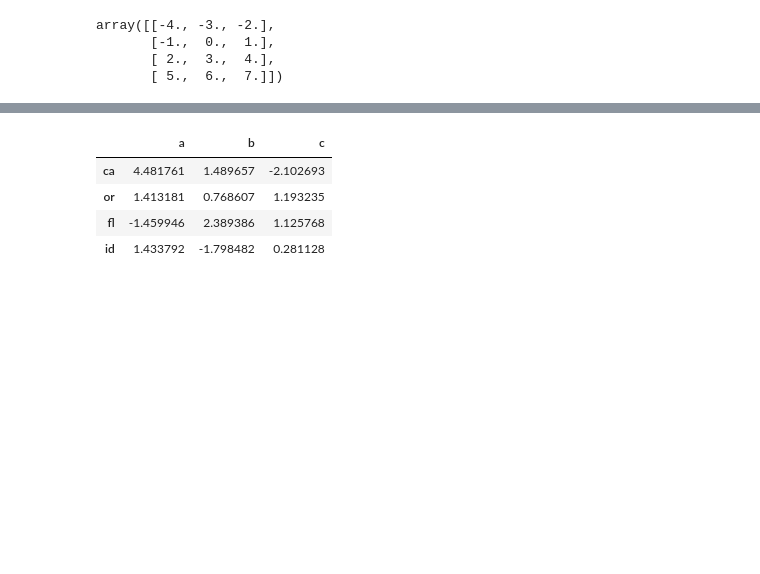
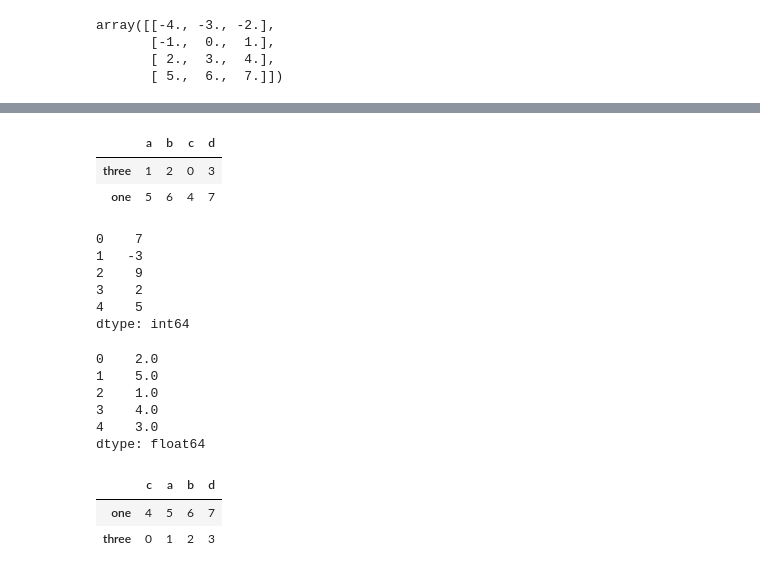
Before and after one commit to jordanmoritz/PythonDataAnalysis, a Jupyter notebook: Pandas/Essential Functionality.ipynb, the cells around one changed output, grey strips where cells are left out. Cells and saved outputs as stored; diff of their text form; code cells hidden in the pictures; blank space fills up the shorter version.

```diff
--- a/Pandas/Essential Functionality.ipynb
+++ b/Pandas/Essential Functionality.ipynb
@@ -273,10 +259,21 @@ dtype: float64
 # You can apply functions element-wise using applymap method
 func2 = lambda x: x * 2
 
-df4.applymap(func2)
+# df4.applymap(func2)
-# %% [output]
-|  | a | b | c |
-| ca | 4.481761 | 1.489657 | -2.102693 |
-| or | 1.413181 | 0.768607 | 1.193235 |
-| fl | -1.459946 | 2.389386 | 1.125768 |
-| id | 1.433792 | -1.798482 | 0.281128 |
+# %%
+# Sorting and Ranking
+fake_obj = pd.Series(range(5), index=['c', 'a', 'd', 'b', 'e'])
+
+fake_obj.sort_index()
+
+fake_df = pd.DataFrame(np.arange(8).reshape((2, 4)),
+                       index=['three', 'one'],
+                       columns=['c', 'a', 'b', 'd'])
+
+fake_df.sort_index()
+
+fake_df.sort_index(axis=1)
+# %% [output]
+|  | a | b | c | d |
+| three | 1 | 2 | 0 | 3 |
+| one | 5 | 6 | 4 | 7 |
@@ -282,0 +286,28 @@ df4.applymap(func2)
+# %%
+# Ranking is pretty straightforward
+
+fake_obj.rank()
+obj3 = pd.Series([7, -3, 9, 2, 5])
+obj3
+# %% [output]
+0    7
+1   -3
+2    9
+3    2
+4    5
+dtype: int64
+# %%
+obj3.rank(ascending=False)
+# %% [output]
+0    2.0
+1    5.0
+2    1.0
+3    4.0
+4    3.0
+dtype: float64
+# %%
+fake_df.sort_values(by=['c', 'b'], ascending=False)
+# %% [output]
+|  | c | a | b | d |
+| one | 4 | 5 | 6 | 7 |
+| three | 0 | 1 | 2 | 3 |
```
Also changed, not shown: parts of 7 cells of this notebook, 1 other file.
